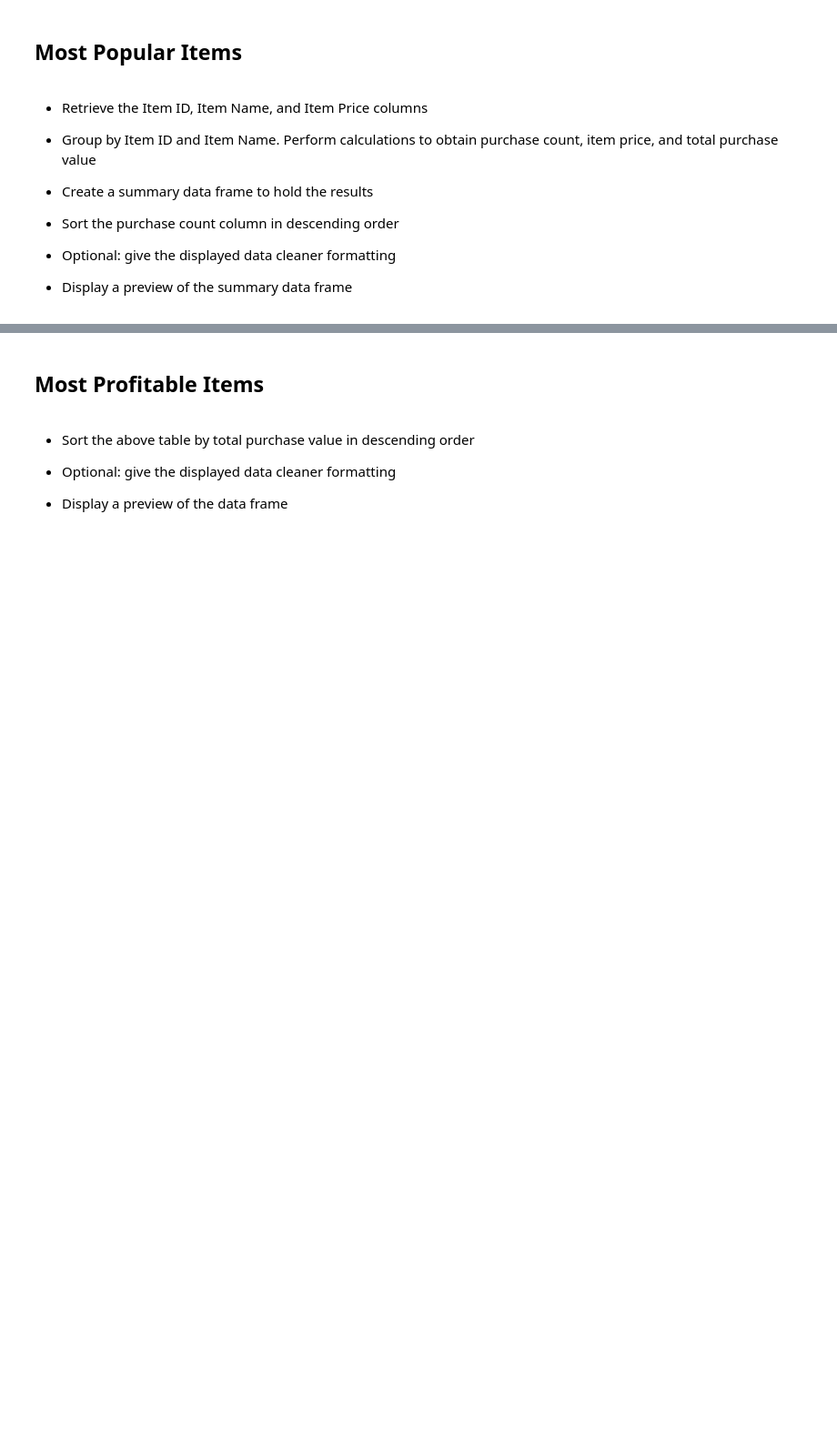
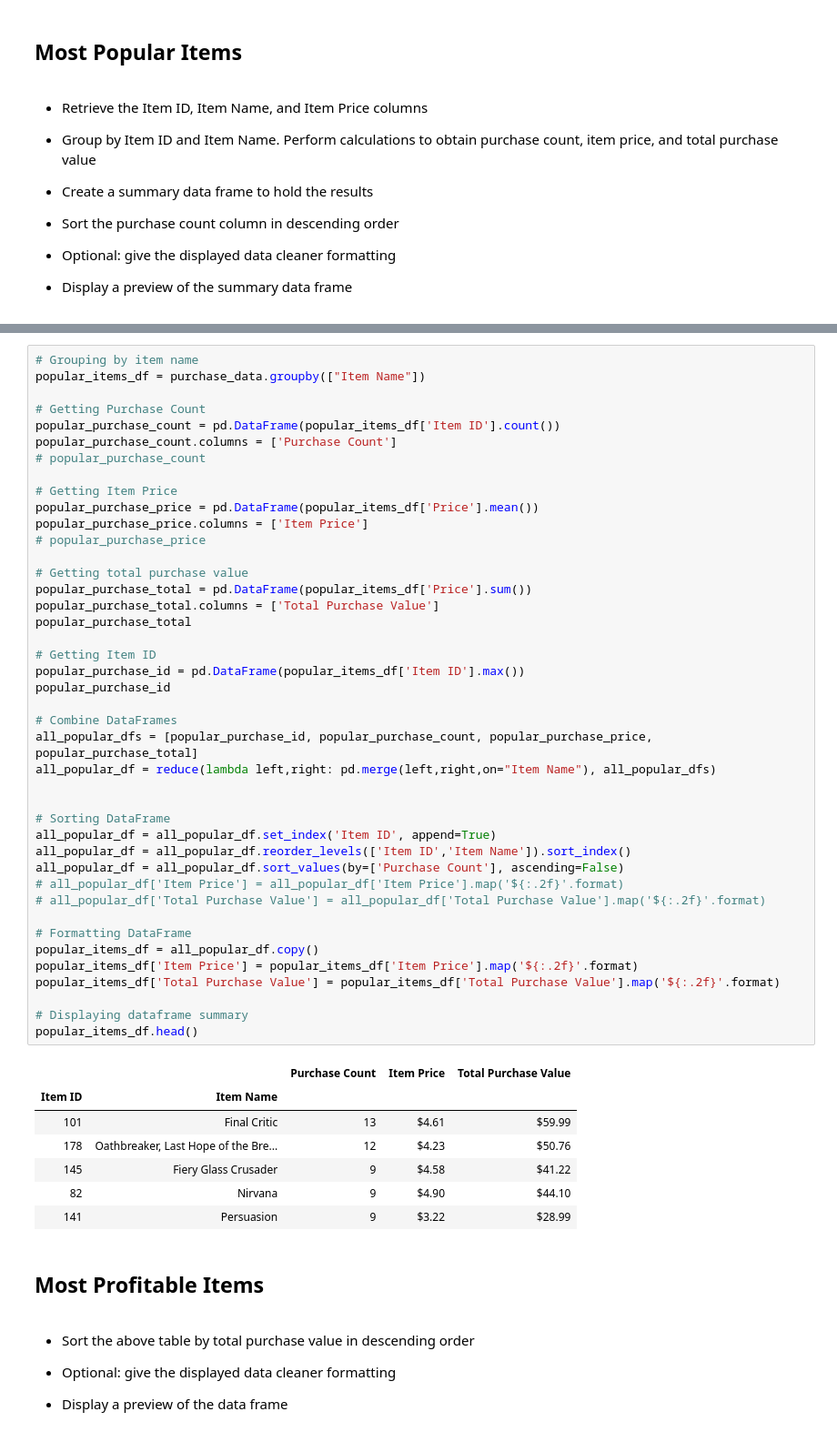
Before and after one commit to Sephka/pandas-challenge, a Jupyter notebook: HeroesOfPymoli/HeroesOfPymoli_starter.ipynb, the cells around one changed output, grey strips where cells are left out. Shown: that part at 91% size. Cells and saved outputs as stored; diff of their text form; blank space fills up the shorter version.

```diff
--- a/HeroesOfPymoli/HeroesOfPymoli_starter.ipynb
+++ b/HeroesOfPymoli/HeroesOfPymoli_starter.ipynb
@@ -400,3 +355,53 @@ popular_purchase_price
+# %%
+# Grouping by item name
+popular_items_df = purchase_data.groupby(["Item Name"])
+
+# Getting Purchase Count
+popular_purchase_count = pd.DataFrame(popular_items_df['Item ID'].count())
+popular_purchase_count.columns = ['Purchase Count']
+# popular_purchase_count
+
+# Getting Item Price
+popular_purchase_price = pd.DataFrame(popular_items_df['Price'].mean())
+popular_purchase_price.columns = ['Item Price']
+# popular_purchase_price
+
+# Getting total purchase value
+popular_purchase_total = pd.DataFrame(popular_items_df['Price'].sum())
+popular_purchase_total.columns = ['Total Purchase Value']
+popular_purchase_total
+
+# Getting Item ID
+popular_purchase_id = pd.DataFrame(popular_items_df['Item ID'].max())
+popular_purchase_id
+
+# Combine DataFrames
+all_popular_dfs = [popular_purchase_id, popular_purchase_count, popular_purchase_price, popular_purchase_total]
+all_popular_df = reduce(lambda left,right: pd.merge(left,right,on="Item Name"), all_popular_dfs)
+
+
+# Sorting DataFrame
+all_popular_df = all_popular_df.set_index('Item ID', append=True)
+all_popular_df = all_popular_df.reorder_levels(['Item ID','Item Name']).sort_index()
+all_popular_df = all_popular_df.sort_values(by=['Purchase Count'], ascending=False)
+# all_popular_df['Item Price'] = all_popular_df['Item Price'].map('${:.2f}'.format)
+# all_popular_df['Total Purchase Value'] = all_popular_df['Total Purchase Value'].map('${:.2f}'.format)
+
+# Formatting DataFrame
+popular_items_df = all_popular_df.copy()
+popular_items_df['Item Price'] = popular_items_df['Item Price'].map('${:.2f}'.format)
+popular_items_df['Total Purchase Value'] = popular_items_df['Total Purchase Value'].map('${:.2f}'.format)
+
+# Displaying dataframe summary
+popular_items_df.head()
+# %% [output]
+|  |  | Purchase Count | Item Price | Total Purchase Value |
+| Item ID | Item Name |  |  |  |
+| 101 | Final Critic | 13 | $4.61 | $59.99 |
+| 178 | Oathbreaker, Last Hope of the Bre... | 12 | $4.23 | $50.76 |
+| 145 | Fiery Glass Crusader | 9 | $4.58 | $41.22 |
+| 82 | Nirvana | 9 | $4.90 | $44.10 |
+| 141 | Persuasion | 9 | $3.22 | $28.99 |
 # %% [markdown]
 ## Most Profitable Items
 # %% [markdown]
```
Also changed, not shown: parts of 4 cells of this notebook, 1 other file.
